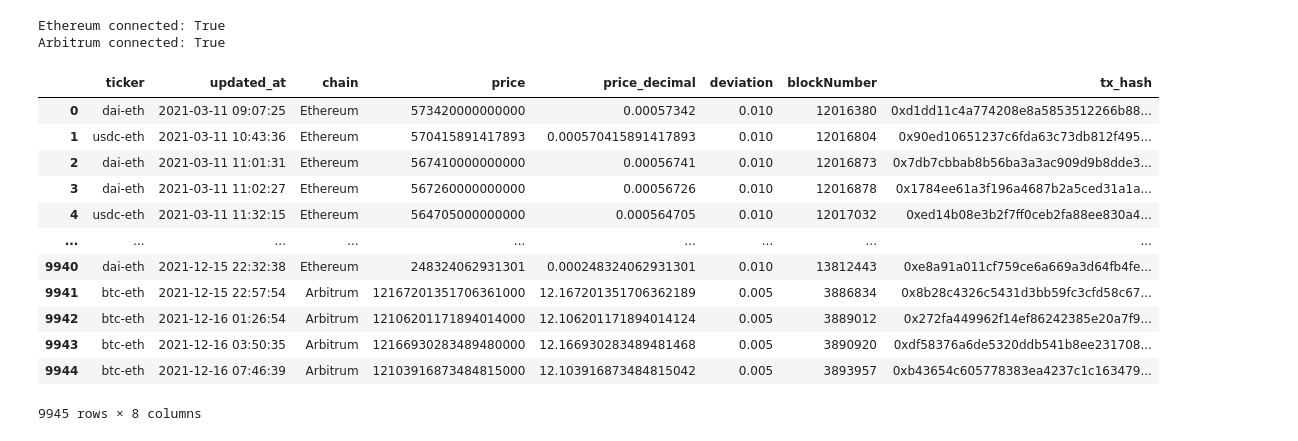
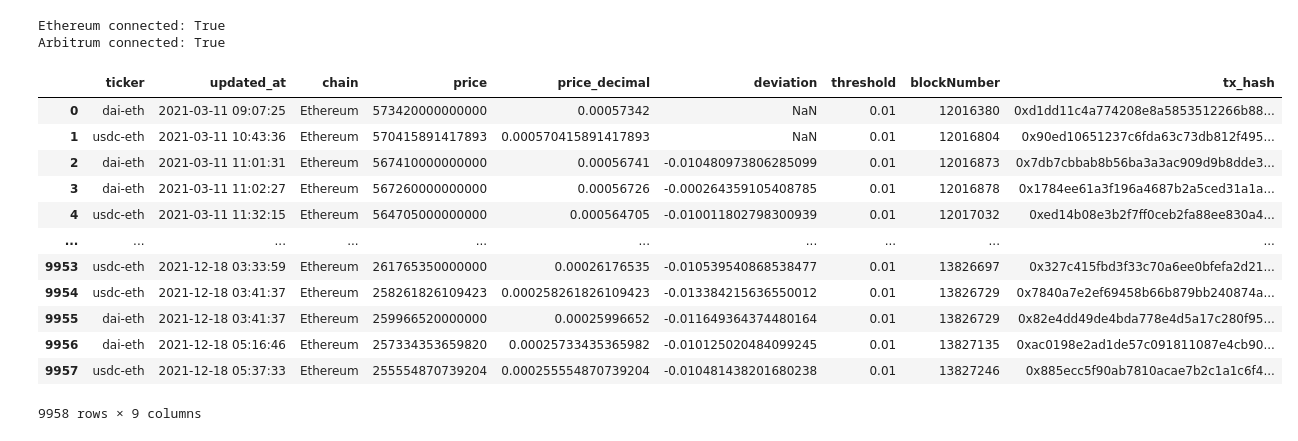
Before and after one commit to amantay-a/misc, a Jupyter notebook: chainlink_pricefeeds.ipynb, the cells around one changed output. Cells and saved outputs as stored; diff of their text form; code cells hidden in the pictures.

Commit message:
add deviation switched off Arbitrum

```diff
--- a/chainlink_pricefeeds.ipynb
+++ b/chainlink_pricefeeds.ipynb
@@ -74,49 +74,51 @@ price_contracts_arb = {'btc-eth' : [w3_arb, Web3.toChecksumAddress('0x3c8f2d5af2
                       }
 
 config = {'Ethereum':price_contracts_eth,
-          'Arbitrum' : price_contracts_arb }
+          #'Arbitrum' : price_contracts_arb -->Arbitrum
+         }
 
 topic_AnswerUpdated = event_topics[(event_topics['event']=='AnswerUpdated') & (event_topics['contract_type']=='OCR')]['topic'].values[0]
 
 for chain in config.keys():
     price_contracts = config[chain]
     for ticker in price_contracts.keys():
 
         w3 = price_contracts[ticker][0]
         address = price_contracts[ticker][1]
-        deviations = price_contracts[ticker][2]
+        threshold = price_contracts[ticker][2]
 
         if w3.eth.chain_id == 1:
             from_block = 0
         else:
             from_block = w3.eth.get_block('latest')['number'] - 99900 #Arbitrum endpoint is limited by 100K blocks range
 
         decimals = w3.eth.contract(address=address, abi=aggregator_abi_str).functions.decimals().call()
 
         df_ticker = get_logs(w3, address, [topic_AnswerUpdated], from_block)
-        df_ticker[['chain', 'ticker', 'deviation']] = [chain , ticker, deviations]
+        df_ticker[['chain', 'ticker', 'threshold']] = [chain , ticker, threshold]
 
         df_ticker['tx_hash']       = df_ticker['transactionHash'].apply(lambda x: x.hex())
         df_ticker['updated_at']    = df_ticker['args'].apply(lambda x: pd.to_datetime(x['updatedAt'], unit='s'))
         df_ticker['price']         = df_ticker['args'].apply(lambda x: x['current'])
         df_ticker['price_decimal'] = df_ticker['price']/10**(decimals)
+        df_ticker['deviation']     = df_ticker['price']/df_ticker['price'].shift(1) - 1
 
-        df = df.append(df_ticker[['ticker', 'updated_at', 'chain','price', 'price_decimal', 'deviation', 'blockNumber','tx_hash']], ignore_index=True)
+        df = df.append(df_ticker[['ticker', 'updated_at', 'chain','price', 'price_decimal', 'deviation', 'threshold', 'blockNumber','tx_hash']], ignore_index=True)
 
 df = df.sort_values(by = 'updated_at').reset_index(drop=True)
 pd.set_option("precision", 18)
 df
 # %% [output]
-|  | ticker | updated_at | chain | price | price_decimal | deviation | blockNumber | tx_hash |
-| 0 | dai-eth | 2021-03-11 09:07:25 | Ethereum | 573420000000000 | 0.00057342 | 0.010 | 12016380 | 0xd1dd11c4a774208e8a5853512266b88... |
-| 1 | usdc-eth | 2021-03-11 10:43:36 | Ethereum | 570415891417893 | 0.000570415891417893 | 0.010 | 12016804 | 0x90ed10651237c6fda63c73db812f495... |
-| 2 | dai-eth | 2021-03-11 11:01:31 | Ethereum | 567410000000000 | 0.00056741 | 0.010 | 12016873 | 0x7db7cbbab8b56ba3a3ac909d9b8dde3... |
-| 3 | dai-eth | 2021-03-11 11:02:27 | Ethereum | 567260000000000 | 0.00056726 | 0.010 | 12016878 | 0x1784ee61a3f196a4687b2a5ced31a1a... |
-| 4 | usdc-eth | 2021-03-11 11:32:15 | Ethereum | 564705000000000 | 0.000564705 | 0.010 | 12017032 | 0xed14b08e3b2f7ff0ceb2fa88ee830a4... |
-| ... | ... | ... | ... | ... | ... | ... | ... | ... |
-| 9940 | dai-eth | 2021-12-15 22:32:38 | Ethereum | 248324062931301 | 0.000248324062931301 | 0.010 | 13812443 | 0xe8a91a011cf759ce6a669a3d64fb4fe... |
-| 9941 | btc-eth | 2021-12-15 22:57:54 | Arbitrum | 12167201351706361000 | 12.167201351706362189 | 0.005 | 3886834 | 0x8b28c4326c5431d3bb59fc3cfd58c67... |
-| 9942 | btc-eth | 2021-12-16 01:26:54 | Arbitrum | 12106201171894014000 | 12.106201171894014124 | 0.005 | 3889012 | 0x272fa449962f14ef86242385e20a7f9... |
-| 9943 | btc-eth | 2021-12-16 03:50:35 | Arbitrum | 12166930283489480000 | 12.166930283489481468 | 0.005 | 3890920 | 0xdf58376a6de5320ddb541b8ee231708... |
-| 9944 | btc-eth | 2021-12-16 07:46:39 | Arbitrum | 12103916873484815000 | 12.103916873484815042 | 0.005 | 3893957 | 0xb43654c605778383ea4237c1c163479... |
+|  | ticker | updated_at | chain | price | price_decimal | deviation | threshold | blockNumber | tx_hash |
+| 0 | dai-eth | 2021-03-11 09:07:25 | Ethereum | 573420000000000 | 0.00057342 | NaN | 0.01 | 12016380 | 0xd1dd11c4a774208e8a5853512266b88... |
+| 1 | usdc-eth | 2021-03-11 10:43:36 | Ethereum | 570415891417893 | 0.000570415891417893 | NaN | 0.01 | 12016804 | 0x90ed10651237c6fda63c73db812f495... |
+| 2 | dai-eth | 2021-03-11 11:01:31 | Ethereum | 567410000000000 | 0.00056741 | -0.010480973806285099 | 0.01 | 12016873 | 0x7db7cbbab8b56ba3a3ac909d9b8dde3... |
+| 3 | dai-eth | 2021-03-11 11:02:27 | Ethereum | 567260000000000 | 0.00056726 | -0.000264359105408785 | 0.01 | 12016878 | 0x1784ee61a3f196a4687b2a5ced31a1a... |
+| 4 | usdc-eth | 2021-03-11 11:32:15 | Ethereum | 564705000000000 | 0.000564705 | -0.010011802798300939 | 0.01 | 12017032 | 0xed14b08e3b2f7ff0ceb2fa88ee830a4... |
+| ... | ... | ... | ... | ... | ... | ... | ... | ... | ... |
+| 9953 | usdc-eth | 2021-12-18 03:33:59 | Ethereum | 261765350000000 | 0.00026176535 | -0.010539540868538477 | 0.01 | 13826697 | 0x327c415fbd3f33c70a6ee0bfefa2d21... |
+| 9954 | usdc-eth | 2021-12-18 03:41:37 | Ethereum | 258261826109423 | 0.000258261826109423 | -0.013384215636550012 | 0.01 | 13826729 | 0x7840a7e2ef69458b66b879bb240874a... |
+| 9955 | dai-eth | 2021-12-18 03:41:37 | Ethereum | 259966520000000 | 0.00025996652 | -0.011649364374480164 | 0.01 | 13826729 | 0x82e4dd49de4bda778e4d5a17c280f95... |
+| 9956 | dai-eth | 2021-12-18 05:16:46 | Ethereum | 257334353659820 | 0.00025733435365982 | -0.010125020484099245 | 0.01 | 13827135 | 0xac0198e2ad1de57c091811087e4cb90... |
+| 9957 | usdc-eth | 2021-12-18 05:37:33 | Ethereum | 255554870739204 | 0.000255554870739204 | -0.010481438201680238 | 0.01 | 13827246 | 0x885ecc5f90ab7810acae7b2c1a1c6f4... |
-9945 rows × 8 columns
+9958 rows × 9 columns
```
Also changed, not shown: parts of 1 cell of this notebook.
